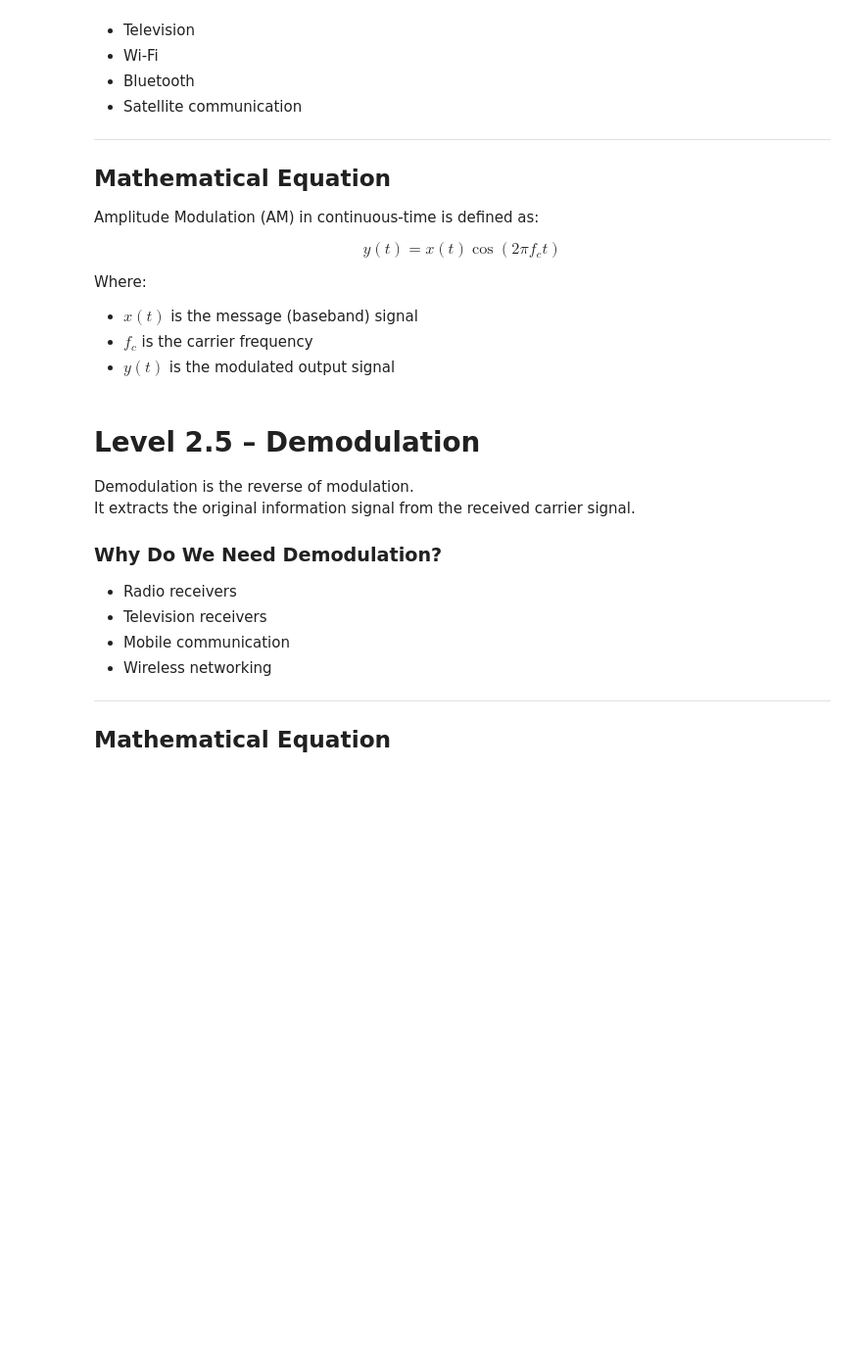
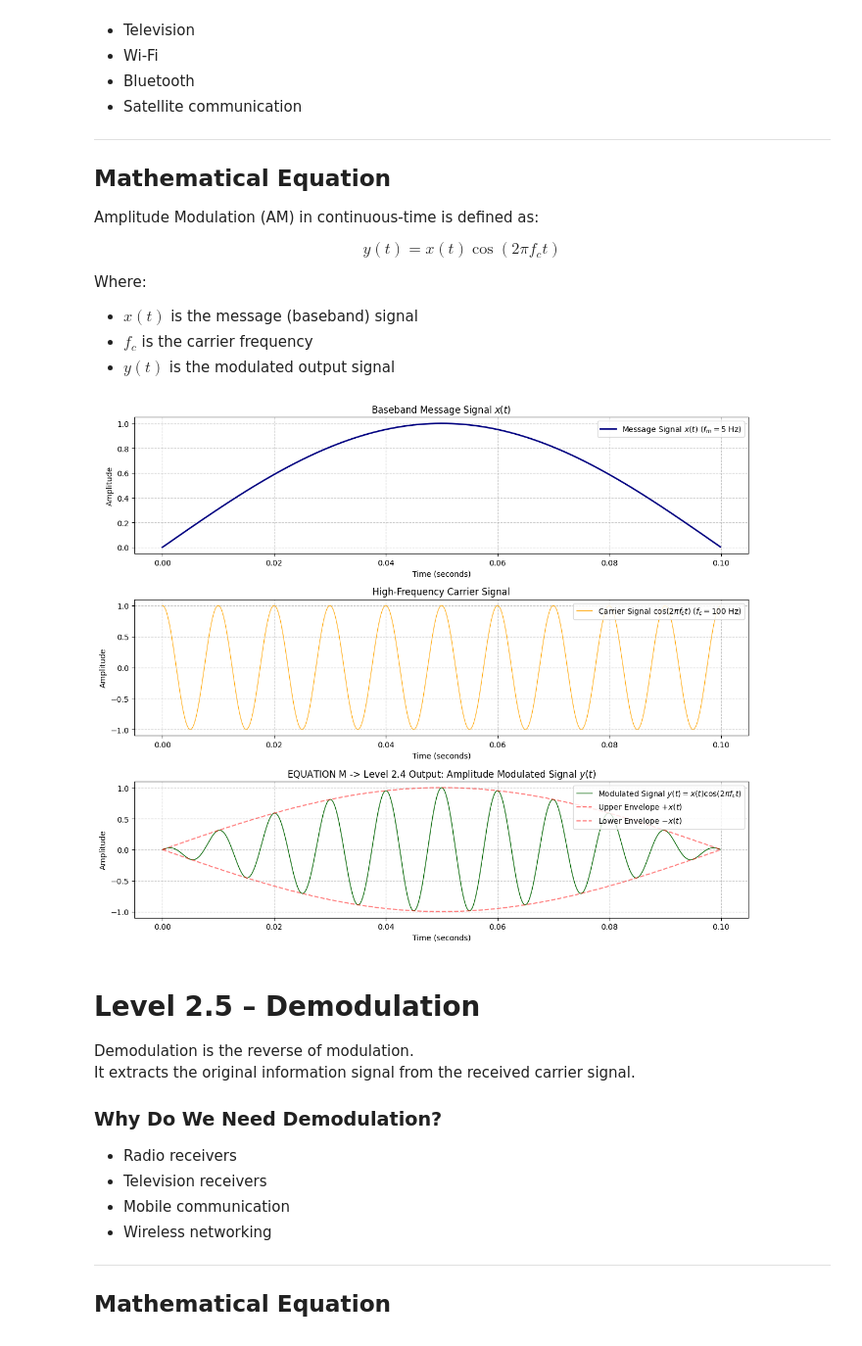
Before and after one commit to mhaslam009/signal_processing_basics, a Jupyter notebook: engg_op_of_sp.ipynb, the cells around one changed output. Shown at 98% size. Saved outputs shown, nothing was run; the diff lists cells and outputs as text; code cells hidden in the pictures; blank space fills up the shorter version.

```diff
--- a/engg_op_of_sp.ipynb
+++ b/engg_op_of_sp.ipynb
@@ -92,6 +269,73 @@ Where:
 * $x(t)$ is the message (baseband) signal
 * $f_c$ is the carrier frequency
 * $y(t)$ is the modulated output signal
+# %%
+import numpy as np
+import matplotlib.pyplot as plt
+
+# ------------------------------------------------------------------------------
+# 1. Setup Signals: Message x(t) and High-Frequency Carrier cos(2*pi*fc*t)
+# ------------------------------------------------------------------------------
+fs = 10000                         # High sampling rate (Hz) to resolve carrier
+N = 1000                           # Total number of samples
+n = np.arange(N)                   # Discrete sample indices
+t = n / fs                         # Time vector (seconds)
+
+fm = 5                             # Message frequency (5 Hz)
+fc = 100                           # Carrier frequency (100 Hz, fc >> fm)
+
+# Low-frequency message (information) signal x(t)
+x_t = np.sin(2 * np.pi * fm * t)
+
+# High-frequency carrier signal
+carrier = np.cos(2 * np.pi * fc * t)
+
+# ------------------------------------------------------------------------------
+# 2. Implement Equation M: Amplitude Modulation (AM)
+#    Equation M: y(t) = x(t) * cos(2 * pi * fc * t)
+# ------------------------------------------------------------------------------
+# Direct element-wise multiplication of message and carrier signals
+y_t = x_t * carrier
+
+# ------------------------------------------------------------------------------
+# 3. Visualization
+# ------------------------------------------------------------------------------
+plt.figure(figsize=(12, 10))
+
+# Subplot 1: Low-Frequency Message Signal x(t)
+plt.subplot(3, 1, 1)
+plt.plot(t, x_t, color='navy', linewidth=2, label=r'Message Signal $x(t)$ ($f_m = 5\text{ Hz}$)')
+plt.title(r'Baseband Message Signal $x(t)$')
+plt.xlabel('Time (seconds)')
+plt.ylabel('Amplitude')
+plt.grid(True, linestyle='--', alpha=0.7)
+plt.legend(loc='upper right')
+
+# Subplot 2: High-Frequency Carrier Signal
+plt.subplot(3, 1, 2)
+plt.plot(t, carrier, color='orange', linewidth=0.8, label=r'Carrier Signal $\cos(2\pi f_c t)$ ($f_c = 100\text{ Hz}$)')
+plt.title(r'High-Frequency Carrier Signal')
+plt.xlabel('Time (seconds)')
+plt.ylabel('Amplitude')
+plt.grid(True, linestyle='--', alpha=0.7)
+plt.legend(loc='upper right')
+
+# Subplot 3: Modulated Output Signal y(t) via Equation M
+plt.subplot(3, 3, 7) if False else plt.subplot(3, 1, 3)  # Standard 3x1 layout
+plt.plot(t, y_t, color='darkgreen', linewidth=1,
+         label=r'Modulated Signal $y(t) = x(t)\cos(2\pi f_c t)$')
+plt.plot(t, x_t, 'r--', alpha=0.5, label=r'Upper Envelope $+x(t)$')
+plt.plot(t, -x_t, 'r--', alpha=0.5, label=r'Lower Envelope $-x(t)$')
+plt.title(r'EQUATION M -> Level 2.4 Output: Amplitude Modulated Signal $y(t)$')
+plt.xlabel('Time (seconds)')
+plt.ylabel('Amplitude')
+plt.grid(True, linestyle='--', alpha=0.7)
+plt.legend(loc='upper right')
+
+plt.tight_layout()
+plt.show()
+# %% [output]
+[figure, added]
 # %% [markdown]
 # Level 2.5 – Demodulation
 
```
Also changed, not shown: parts of 10 cells of this notebook, 2 other files.
